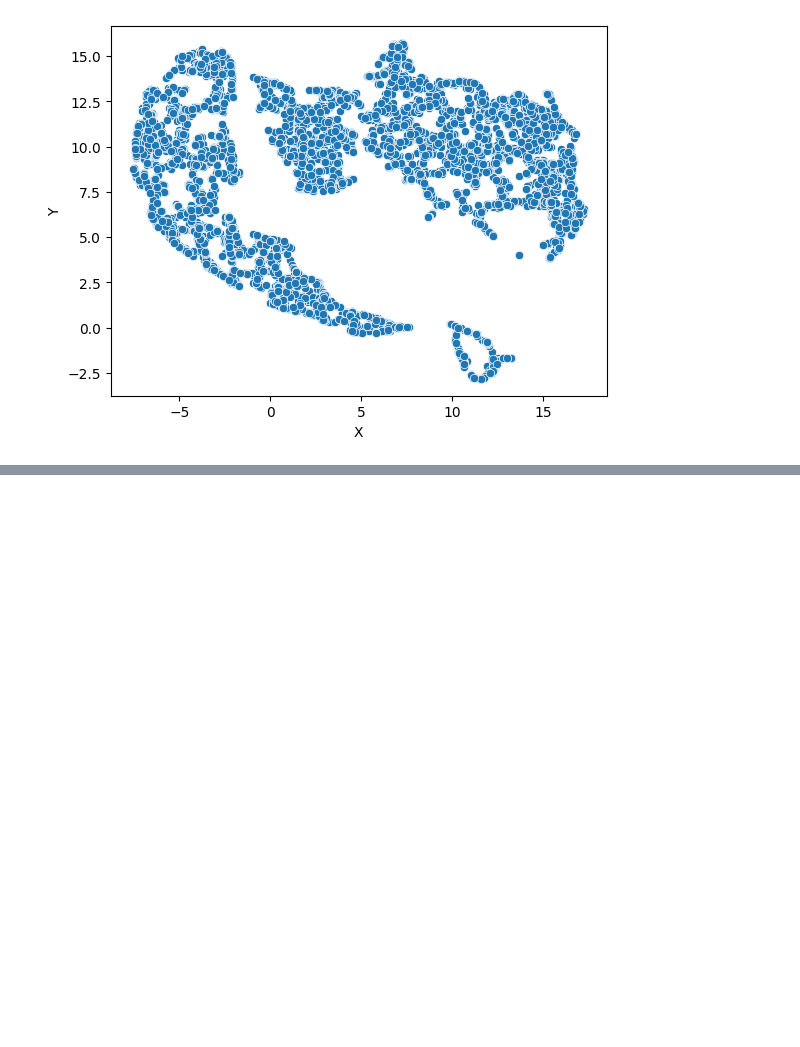
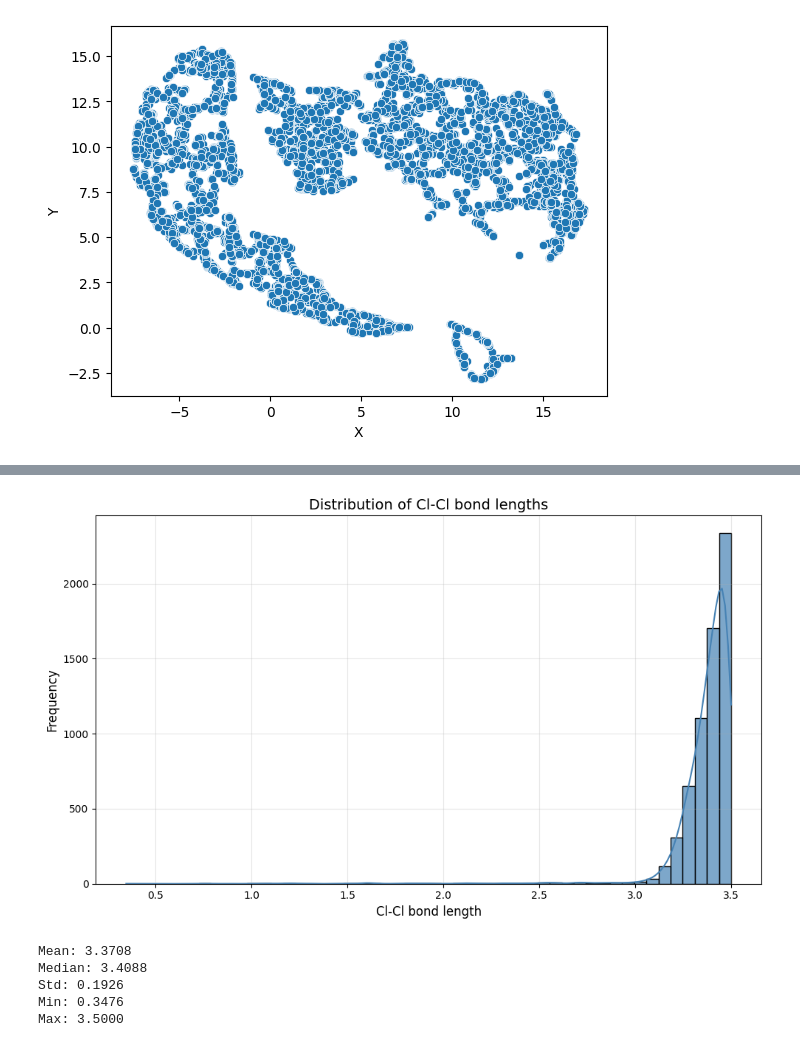
Before and after one commit to blackwood168/umap_rmsd_images, a Jupyter notebook: cl.ipynb, the cells around one changed output, grey strips where cells are left out. Drawn from its saved outputs; the diff is of its cells as text; code cells hidden in the pictures; blank space fills up the shorter version.

```diff
--- a/cl.ipynb
+++ b/cl.ipynb
@@ -159,0 +218,24 @@ plt.show()
+# %%
+# Plot distribution of Cl-Cl bond lengths
+plt.figure(figsize=(10, 6))
+sns.histplot(data=df3, x='length', bins=50, kde=True, color='steelblue', alpha=0.7)
+plt.xlabel('Cl-Cl bond length', fontsize=12)
+plt.ylabel('Frequency', fontsize=12)
+plt.title('Distribution of Cl-Cl bond lengths', fontsize=14)
+plt.grid(True, alpha=0.3)
+plt.tight_layout()
+plt.show()
+
+# Print some statistics
+print(f"Mean: {df3['length'].mean():.4f}")
+print(f"Median: {df3['length'].median():.4f}")
+print(f"Std: {df3['length'].std():.4f}")
+print(f"Min: {df3['length'].min():.4f}")
+print(f"Max: {df3['length'].max():.4f}")
+# %% [output]
+[figure, added]
+Mean: 3.3708
+Median: 3.4088
+Std: 0.1926
+Min: 0.3476
+Max: 3.5000
```
Also changed, not shown: parts of 5 cells of this notebook.
